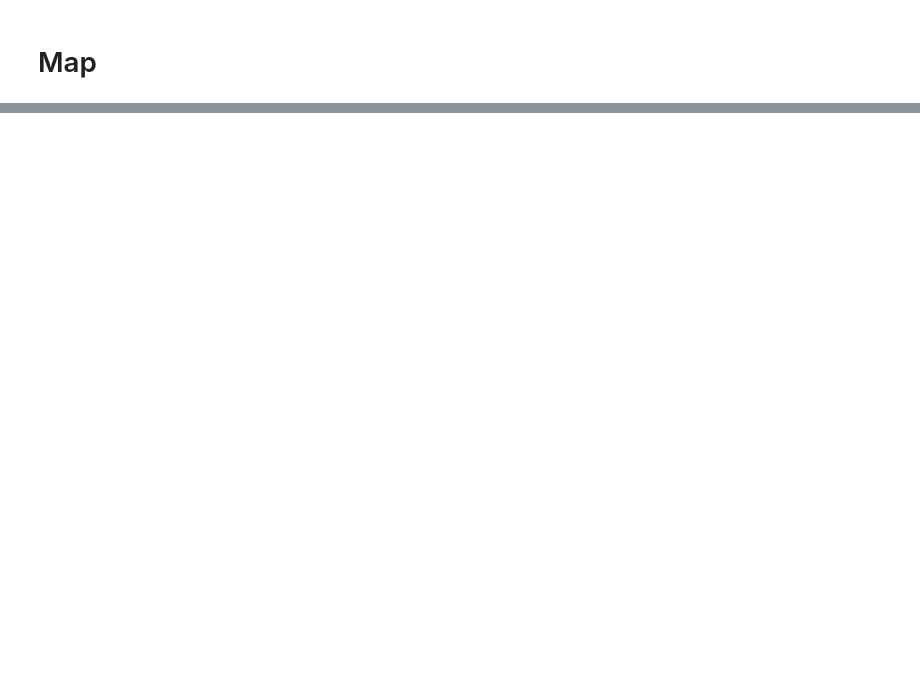
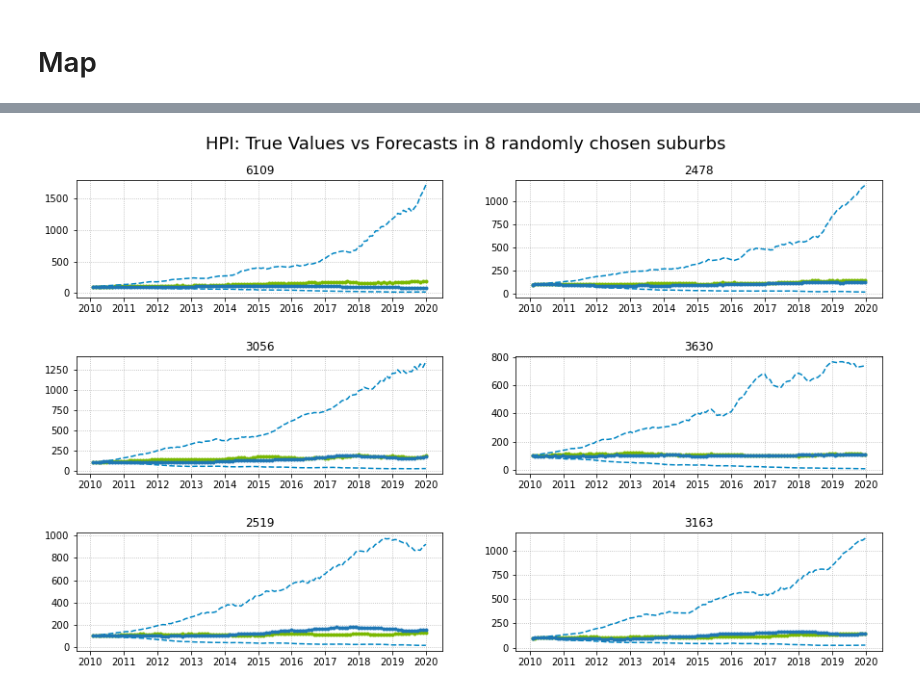
Before and after one commit to LyuLingfeng95/PhDProject1, a Jupyter notebook: Project1_p4.ipynb, the cells around one changed output, grey strips where cells are left out. Drawn from its saved outputs; the diff is of its cells as text; code cells hidden in the pictures; blank space fills up the shorter version.

```diff
--- a/Project1_p4.ipynb
+++ b/Project1_p4.ipynb
@@ -1638,35 +1973,37 @@ for ax in axs.ravel():
 #             sim_res_example['mean'] =  sim_res_example.mean(axis=1)
             sim_res_example['mean'] =  sim_res_example.quantile(0.5,axis = 1)
             sim_res_example['stdev'] = sim_res_example.std(axis=1)
             sim_res_example['moe'] = z_critical * (sim_res_example['stdev']/math.sqrt(sim_times))
-            sim_res_example['Ubound'] = sim_res_example.quantile(0.67,axis = 1)
-            sim_res_example['Lbound'] = sim_res_example.quantile(0.33,axis = 1)
+            sim_res_example['Ubound'] = sim_res_example.quantile(0.9,axis = 1)
+            sim_res_example['Lbound'] = sim_res_example.quantile(0.1,axis = 1)
 
 
         #         sim_res_example['Lbound'] = sim_res_example['mean'] + sim_res_example['moe']
         #         sim_res_example['Lbound'] = sim_res_example['mean'] - sim_res_example['moe']
 
     df_final = 2**sim_res_example*100
 
 
 
 #     fig = plt.figure(figsize=(8,6))
 #     ax = fig.add_subplot(111)
 
 
     df1 =  sim_res_example.reset_index()
     x1 = df1['date'].values
     df2 = DataFrameDict_postcode[key].loc[(DataFrameDict_postcode[key]['value_at_date']>'2009-12-31')&(DataFrameDict_postcode[key]['value_at_date']<'2020-01-01')]
     x2= df2['value_at_date'].values
 
     ax.plot(x1,df_final['mean'] , color=color2, marker='.', label='HPI Forecasts')
     ax.plot(x1,df_final['Ubound'], color=color1,ls='--')
     ax.plot(x1, df_final['Lbound'] , color=color1,ls='--')
     ax.plot(x1, df2['Hedonic Home Value Index'] ,marker='.',label = 'HPI')
     ax.grid(ls=':', color='gray', alpha=0.6)
 #     ax.legend(loc='upper left', fontsize=10)
     ax.set_title(keypostcode.upper())
     ax.set_xlabel("")
+# %% [output]
+[figure, added]
 # %%
 random.seed(111)
 sim_times = 100
```
Also changed, not shown: parts of 28 cells of this notebook.
